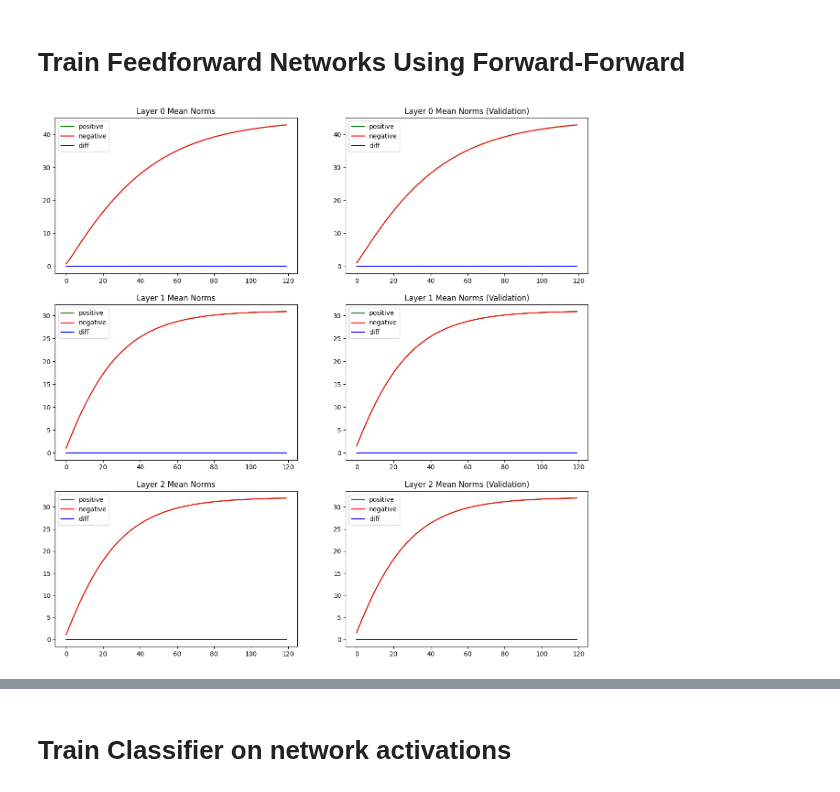
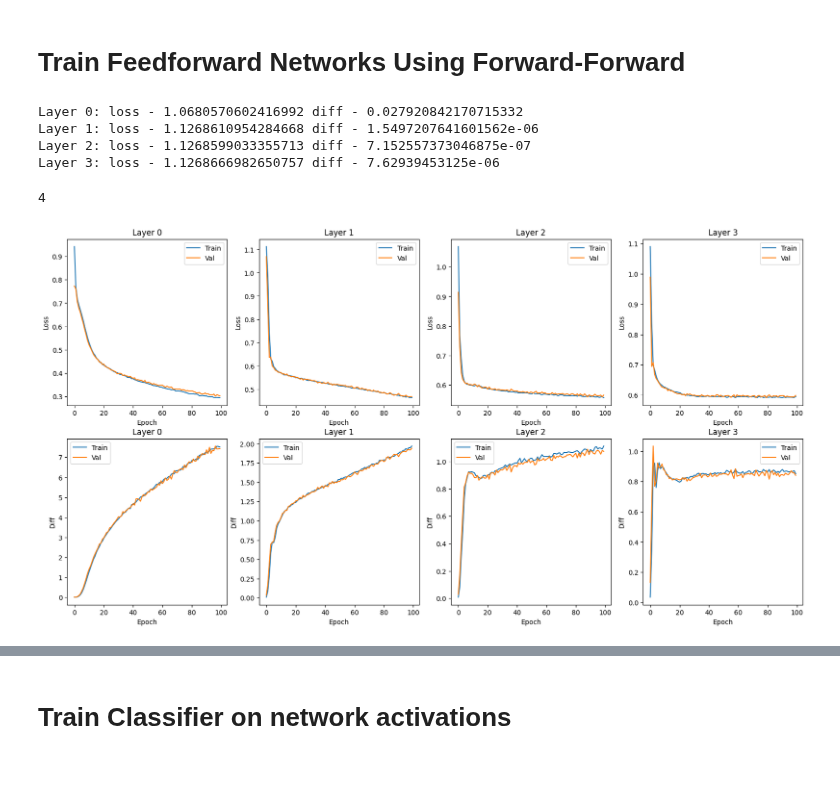
Before and after one commit to joeagriffith/ml-learning, a Jupyter notebook: Deep_Learning/Experimental/Forward_Forward/mnist.ipynb, the cells around one changed output, grey strips where cells are left out. Saved outputs shown, nothing was run; the diff lists cells and outputs as text; code cells hidden in the pictures.

```diff
--- a/Deep_Learning/Experimental/Forward_Forward/mnist.ipynb
+++ b/Deep_Learning/Experimental/Forward_Forward/mnist.ipynb
@@ -257,0 +74,17 @@ actvs, norms, weights, biases, steps = train_unsup_backward(
+# %%
+pos_dataloader = DataLoader(pos_dataset, batch_size=1, shuffle=True)
+pos_x = next(iter(pos_dataloader))[0].flatten(start_dim=1)
+neg_dataloader = DataLoader(neg_dataset, batch_size=1, shuffle=True)
+neg_x = next(iter(neg_dataloader))[0].flatten(start_dim=1)
+for i, layer in enumerate(ffnet.layers):
+    pos_x = layer(pos_x)
+    neg_x = layer(neg_x)
+    loss, diff = log_loss(pos_x, neg_x, mode="minimise")
+    print(f"Layer {i}: loss - {loss.item():} diff - {diff:}")
+    pos_x = F.normalize(pos_x)
+    neg_x = F.normalize(neg_x)
+# %% [output]
+Layer 0: loss - 1.0680570602416992 diff - 0.027920842170715332
+Layer 1: loss - 1.1268610954284668 diff - 1.5497207641601562e-06
+Layer 2: loss - 1.1268599033355713 diff - 7.152557373046875e-07
+Layer 3: loss - 1.1268666982650757 diff - 7.62939453125e-06
@@ -258,19 +112,21 @@ actvs, norms, weights, biases, steps = train_unsup_backward(
+# %%
+len(layer_losses)
+# %% [output]
+4
 # %%
-fig, axs = plt.subplots(len(ffnet.layers), 2, figsize=(15, 15))
+fig, axs = plt.subplots(2, len(ffnet.layers), figsize=(20, 10))
 for i, layer in enumerate(ffnet.layers):
-    diff = (torch.tensor(norms[0][i]) - torch.tensor(norms[1][i])).abs().numpy()
-    axs[i, 0].plot(norms[0][i], label="positive", color="green")
-    axs[i, 0].plot(norms[1][i], label="negative", color="red")
-    axs[i, 0].plot(diff, label="diff", color="blue")
-    axs[i, 0].set_title(f"Layer {i} Mean Norms")
-    axs[i, 0].legend()
-
-    diff = (torch.tensor(norms[2][i]) - torch.tensor(norms[3][i])).abs().numpy()
-    axs[i, 1].plot(norms[2][i], label="positive", color="green")
-    axs[i, 1].plot(norms[3][i], label="negative", color="red")
-    axs[i, 1].plot(diff, label="diff", color="blue")
-    axs[i, 1].set_title(f"Layer {i} Mean Norms (Validation)")
-    axs[i, 1].legend()
-plt.show()
+    axs[0,i].plot(layer_losses[i], label="Train")
+    axs[0,i].plot(layer_val_losses[i], label="Val")
+    axs[0,i].set_title(f"Layer {i}")
+    axs[0,i].set_xlabel("Epoch")
+    axs[0,i].set_ylabel("Loss")
+    axs[0,i].legend()
+    axs[1,i].plot(layer_diff_logits[i], label="Train")
+    axs[1,i].plot(layer_val_diff_logits[i], label="Val")
+    axs[1,i].set_title(f"Layer {i}")
+    axs[1,i].set_xlabel("Epoch")
+    axs[1,i].set_ylabel("Diff")
+    axs[1,i].legend()
 # %% [output]
-[figure, old version]
+[figure, new version]
```
Also changed, not shown: parts of 12 cells of this notebook, 5 other files.
